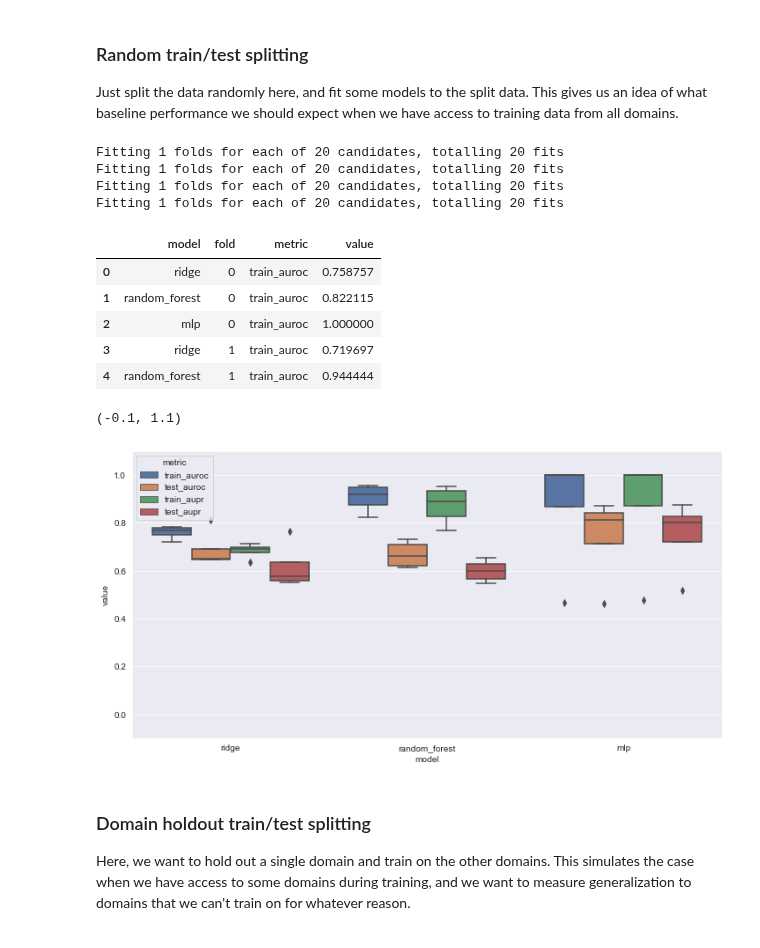
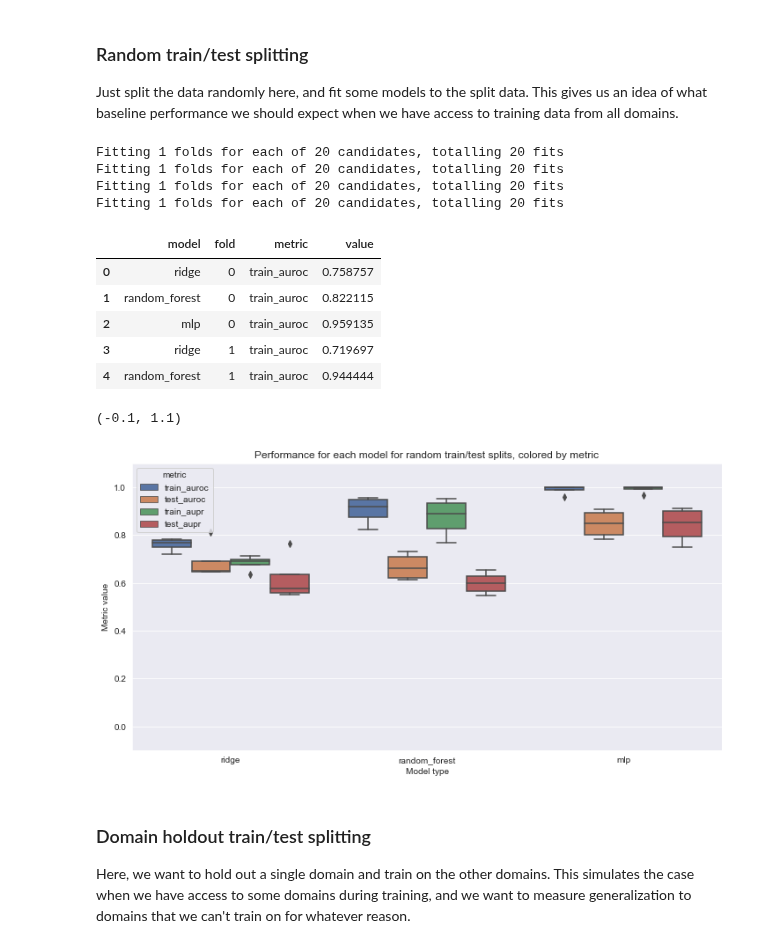
Before and after one commit to greenelab/pancancer-evaluation, a Jupyter notebook: 09_simulations/simulate_domains.ipynb, the cells around one changed output. Cells and saved outputs as stored; diff of their text form; code cells hidden in the pictures.

```diff
--- a/09_simulations/simulate_domains.ipynb
+++ b/09_simulations/simulate_domains.ipynb
@@ -136,7 +136,7 @@ for fold, (train_ix, test_ix) in enumerate(kf.split(xs)):
     fit_pipeline = train_ridge(X_train, y_train.flatten(), seed=42)
     y_pred_train = fit_pipeline.predict(X_train)
     y_pred_test = fit_pipeline.predict(X_test)
-    metrics = get_metrics(y_train, y_test, y_pred_train, y_pred_test)
+    metrics = get_prob_metrics(y_train, y_test, y_pred_train, y_pred_test)
 
     metric_cols = list(metrics.keys()) + ['model', 'fold']
     metric_vals = list(metrics.values()) + ['ridge', fold]
@@ -149,7 +149,7 @@ for fold, (train_ix, test_ix) in enumerate(kf.split(xs)):
     fit_pipeline = train_rf(X_train, y_train.flatten(), seed=42)
     y_pred_train = fit_pipeline.predict(X_train)
     y_pred_test = fit_pipeline.predict(X_test)
-    metrics = get_metrics(y_train, y_test, y_pred_train, y_pred_test)
+    metrics = get_prob_metrics(y_train, y_test, y_pred_train, y_pred_test)
 
     metric_vals = list(metrics.values()) + ['random_forest', fold]
     if results_cols is None:
@@ -168,7 +168,7 @@ for fold, (train_ix, test_ix) in enumerate(kf.split(xs)):
     fit_pipeline = train_mlp(X_train, y_train.flatten(), params, n_folds=-1, seed=42, max_iter=100)
     y_pred_train = fit_pipeline.predict_proba(X_train.astype(np.float32))[:, 1]
     y_pred_test = fit_pipeline.predict_proba(X_test.astype(np.float32))[:, 1]
-    metrics = get_metrics(y_train, y_test, y_pred_train, y_pred_test)
+    metrics = get_prob_metrics(y_train, y_test, y_pred_train, y_pred_test)
 
     metric_vals = list(metrics.values()) + ['mlp', fold]
     if results_cols is None:
@@ -188,17 +188,20 @@ Fitting 1 folds for each of 20 candidates, totalling 20 fits
 |  | model | fold | metric | value |
 | 0 | ridge | 0 | train_auroc | 0.758757 |
 | 1 | random_forest | 0 | train_auroc | 0.822115 |
-| 2 | mlp | 0 | train_auroc | 1.000000 |
+| 2 | mlp | 0 | train_auroc | 0.959135 |
 | 3 | ridge | 1 | train_auroc | 0.719697 |
 | 4 | random_forest | 1 | train_auroc | 0.944444 |
 # %%
 sns.set({'figure.figsize': (12, 6)})
 
 sns.boxplot(data=results_df, x='model', y='value', hue='metric')
+plt.title('Performance for each model for random train/test splits, colored by metric')
+plt.xlabel('Model type')
+plt.ylabel('Metric value')
 plt.ylim(-0.1, 1.1)
 # %% [output]
 (-0.1, 1.1)
-[figure, old version]
+[figure, new version]
 # %% [markdown]
 ### Domain holdout train/test splitting
 
```
Also changed, not shown: parts of 5 cells of this notebook, 2 other files.
